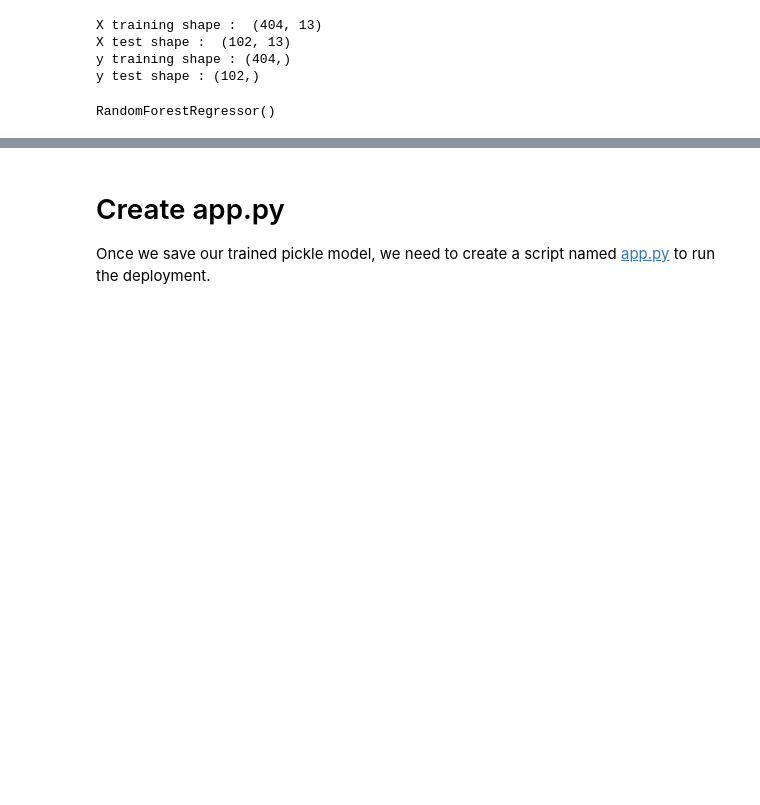
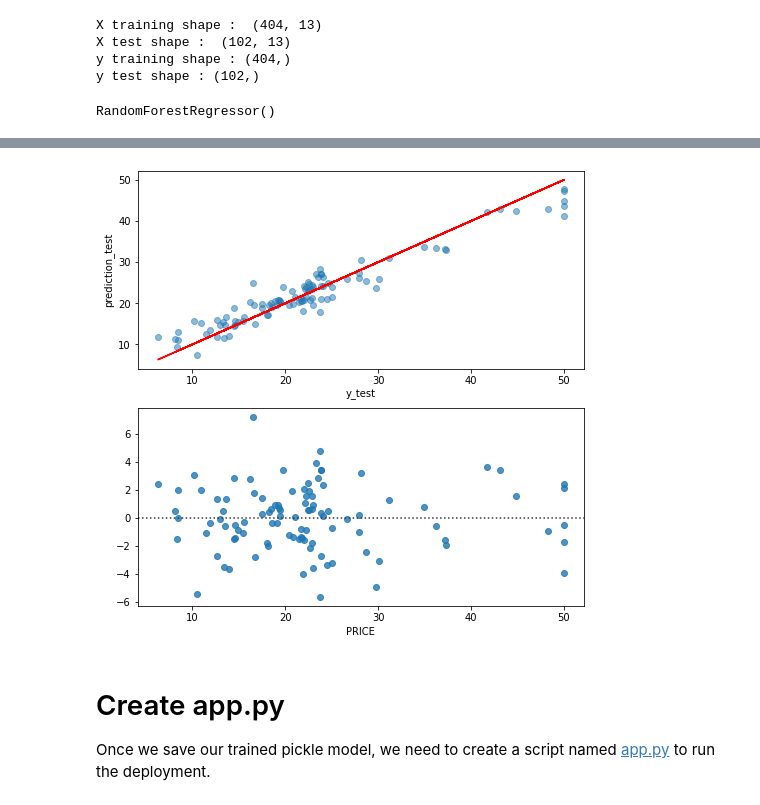
Before and after one commit to sabyadg/Data-Analytics-Lectures, a Jupyter notebook: W08D2-ModelDeployment/Boston_Model.ipynb, the cells around one changed output, grey strips where cells are left out. Drawn from its saved outputs; the diff is of its cells as text; code cells hidden in the pictures; blank space fills up the shorter version.

```diff
--- a/W08D2-ModelDeployment/Boston_Model.ipynb
+++ b/W08D2-ModelDeployment/Boston_Model.ipynb
@@ -133,3 +133,21 @@ array([30.246, 26.762, 19.297, 20.547, 19.088, 19.528, 27.888, 19.007,
+# %%
+# Visualizing the difference between actual prices and predicted values and add a best fit line with residual plot
+plt.figure(figsize=(8,8))
+#add residual plot
+
+plt.subplot(2,1,1)
+
+plt.scatter(y_test, prediction_test, alpha=0.5)
+
+plt.plot(y_test, y_test, color='red')
+
+plt.xlabel("y_test")
+plt.ylabel("prediction_test")
+plt.subplot(2,1,2)
+sns.residplot(y_test, prediction_test)
+plt.show()
+# %% [output]
+[figure, added]
 # %%
 # saving the model
 import pickle
```
Also changed, not shown: parts of 6 cells of this notebook, 4 other files.
